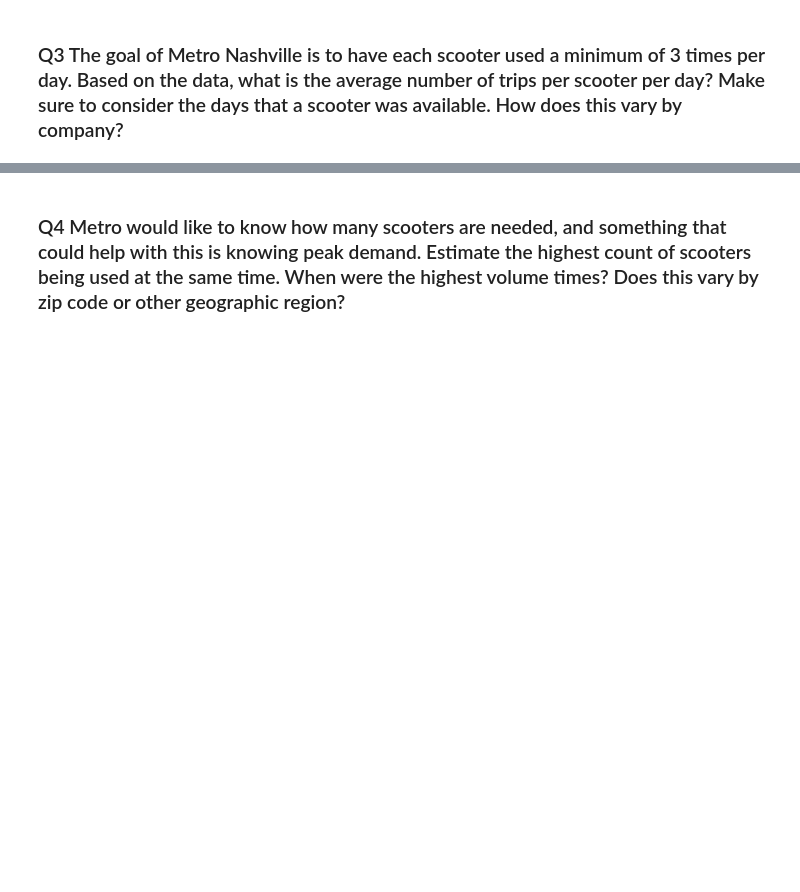
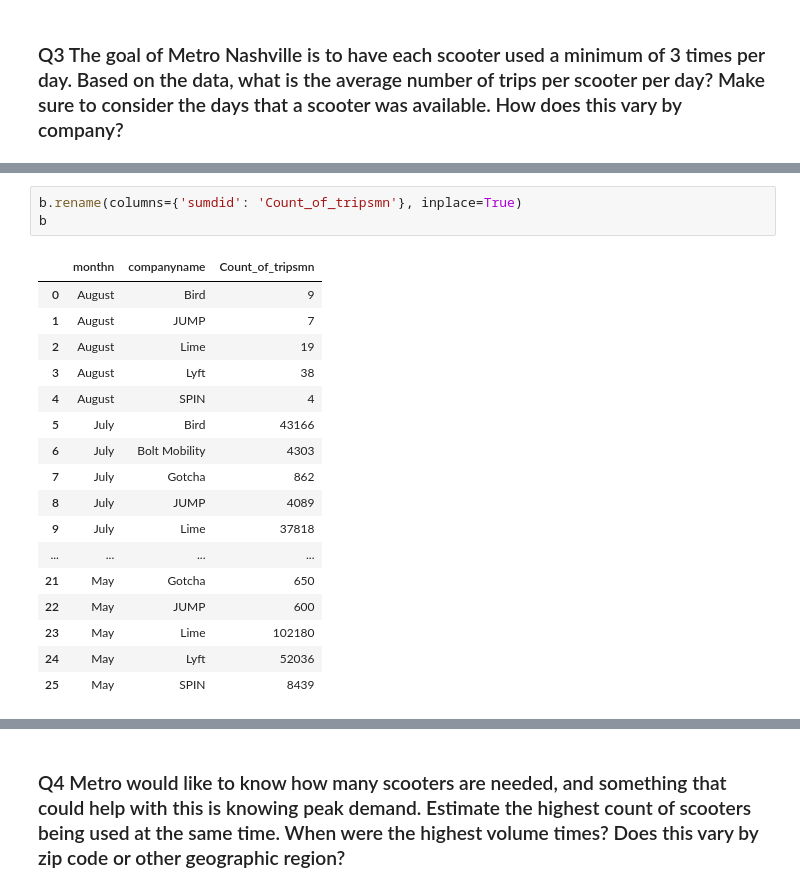
Before and after one commit to NSS-Data-Analytics-Cohort-11/scooters-hawaiian, a Jupyter notebook: notebook/scooters_rn.ipynb, the cells around one changed output, grey strips where cells are left out. Saved outputs shown, nothing was run; the diff lists cells and outputs as text; blank space fills up the shorter version.

```diff
--- a/notebook/scooters_rn.ipynb
+++ b/notebook/scooters_rn.ipynb
@@ -329,3 +275,24 @@ a
+# %%
+b.rename(columns={'sumdid': 'Count_of_tripsmn'}, inplace=True)
+b
+# %% [output]
+|  | monthn | companyname | Count_of_tripsmn |
+| 0 | August | Bird | 9 |
+| 1 | August | JUMP | 7 |
+| 2 | August | Lime | 19 |
+| 3 | August | Lyft | 38 |
+| 4 | August | SPIN | 4 |
+| 5 | July | Bird | 43166 |
+| 6 | July | Bolt Mobility | 4303 |
+| 7 | July | Gotcha | 862 |
+| 8 | July | JUMP | 4089 |
+| 9 | July | Lime | 37818 |
+| ... | ... | ... | ... |
+| 21 | May | Gotcha | 650 |
+| 22 | May | JUMP | 600 |
+| 23 | May | Lime | 102180 |
+| 24 | May | Lyft | 52036 |
+| 25 | May | SPIN | 8439 |
 # %%
 a.rename(columns={'sumdid': 'Count_of_trips'}, inplace=True)
 a
```
Also changed, not shown: parts of 29 cells of this notebook, 1 other file.
